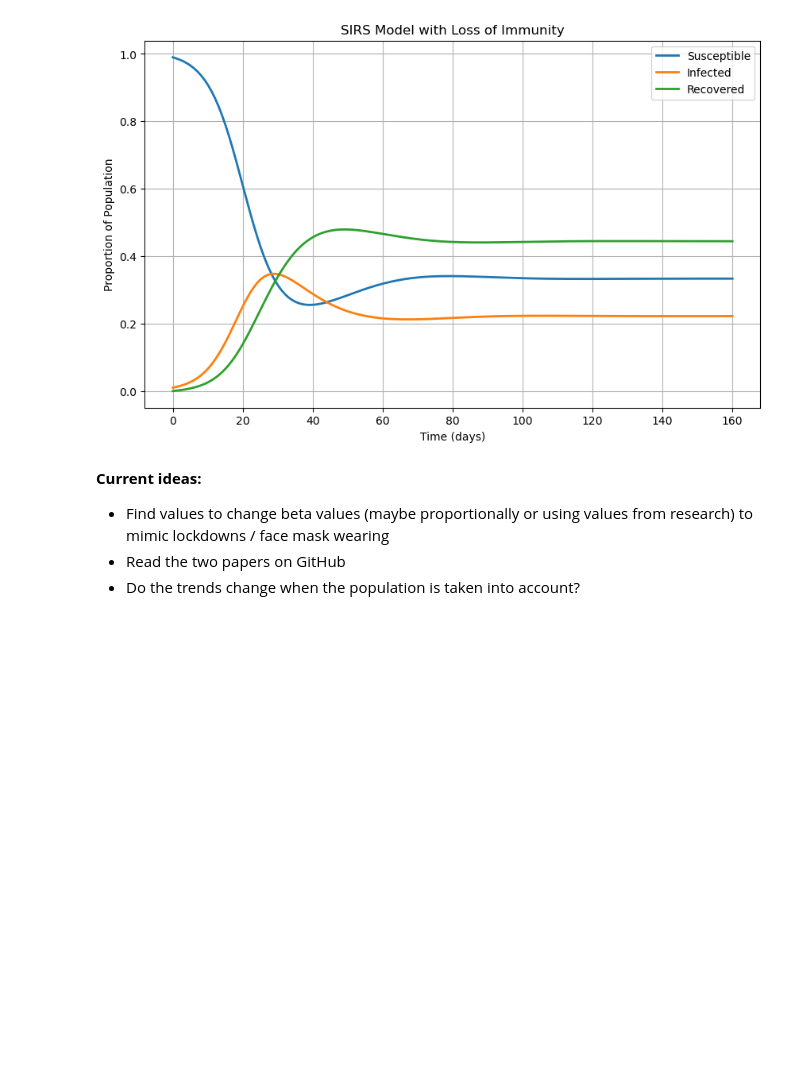
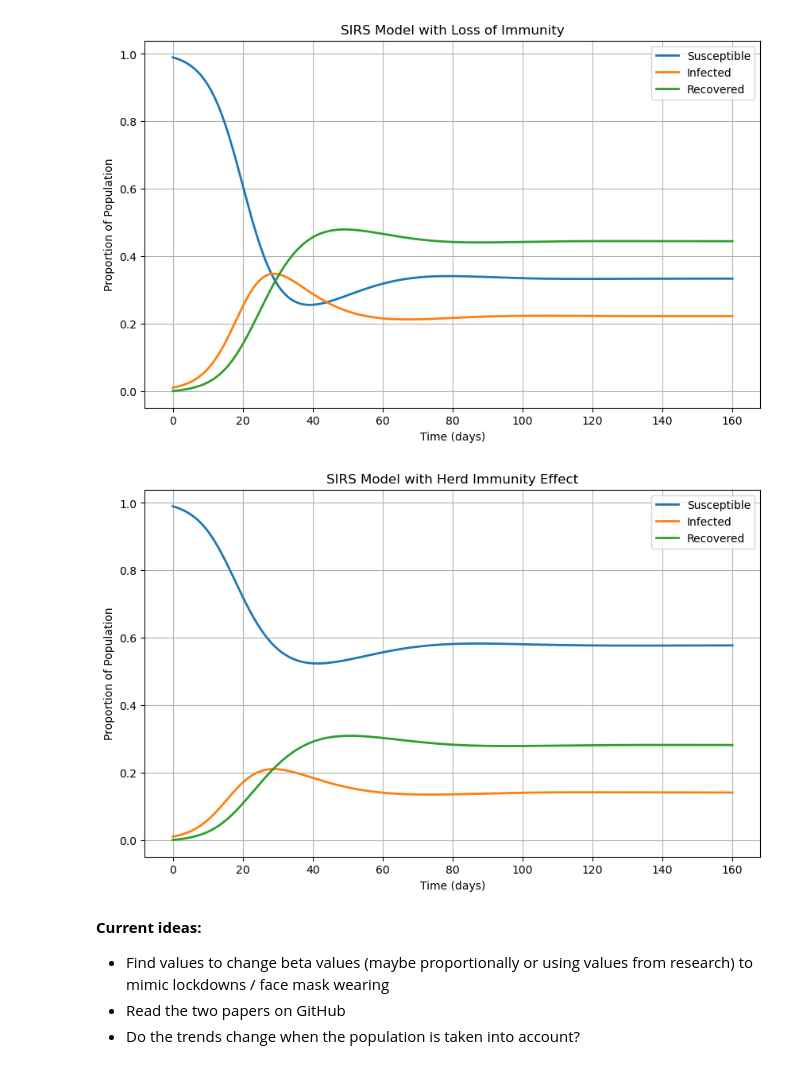
Before and after one commit to Morgo007/Coronavirus-Modelling, a Jupyter notebook: Covid Modelling.ipynb, the cells around one changed output. Cells and saved outputs as stored; diff of their text form; code cells hidden in the pictures; blank space fills up the shorter version.

```diff
--- a/Covid Modelling.ipynb
+++ b/Covid Modelling.ipynb
@@ -99,6 +99,58 @@ plt.grid(True)
 plt.show()
 # %% [output]
 [figure]
+# %%
+import numpy as np
+import matplotlib.pyplot as plt
+from scipy.integrate import odeint
+
+# Parameters
+beta = 0.3    # Base infection rate
+gamma = 0.1   # Recovery rate
+delta = 0.05  # Rate of loss of immunity
+
+# Herd immunity threshold
+R0 = beta / gamma
+herd_immunity_threshold = 1 - 1 / R0
+
+# Initial conditions
+S0 = 0.99     # Initial susceptible population fraction
+I0 = 0.01     # Initial infected population fraction
+R0_init = 0.0 # Initial recovered population fraction
+initial_conditions = [S0, I0, R0_init]
+
+# Time points (days)
+t = np.linspace(0, 160, 160)
+
+# SIRS model differential equations with herd immunity effect
+def sirs_model(y, t, beta, gamma, delta, herd_immunity_threshold):
+    S, I, R = y
+
+    # Adjust infection rate based on the herd immunity threshold effect
+    effective_beta = beta * (S / (S + I + R)) if S + I + R > herd_immunity_threshold else beta * (1 - herd_immunity_threshold)
+
+    dS_dt = -effective_beta * S * I + delta * R    # Susceptibles gain from waning immunity
+    dI_dt = effective_beta * S * I - gamma * I     # Infected individuals increase with effective transmission
+    dR_dt = gamma * I - delta * R                  # Recovered individuals lose immunity over time
+    return [dS_dt, dI_dt, dR_dt]
+
+# Solve the differential equations
+solution = odeint(sirs_model, initial_conditions, t, args=(beta, gamma, delta, herd_immunity_threshold))
+S, I, R = solution.T
+
+# Plotting the results
+plt.figure(figsize=(10, 6))
+plt.plot(t, S, label='Susceptible', linewidth=2)
+plt.plot(t, I, label='Infected', linewidth=2)
+plt.plot(t, R, label='Recovered', linewidth=2)
+plt.xlabel('Time (days)')
+plt.ylabel('Proportion of Population')
+plt.title('SIRS Model with Herd Immunity Effect')
+plt.legend()
+plt.grid(True)
+plt.show()
+# %% [output]
+[figure, added]
 # %% [markdown]
 **Current ideas:**
 
```
Also changed, not shown: parts of 2 cells of this notebook.
